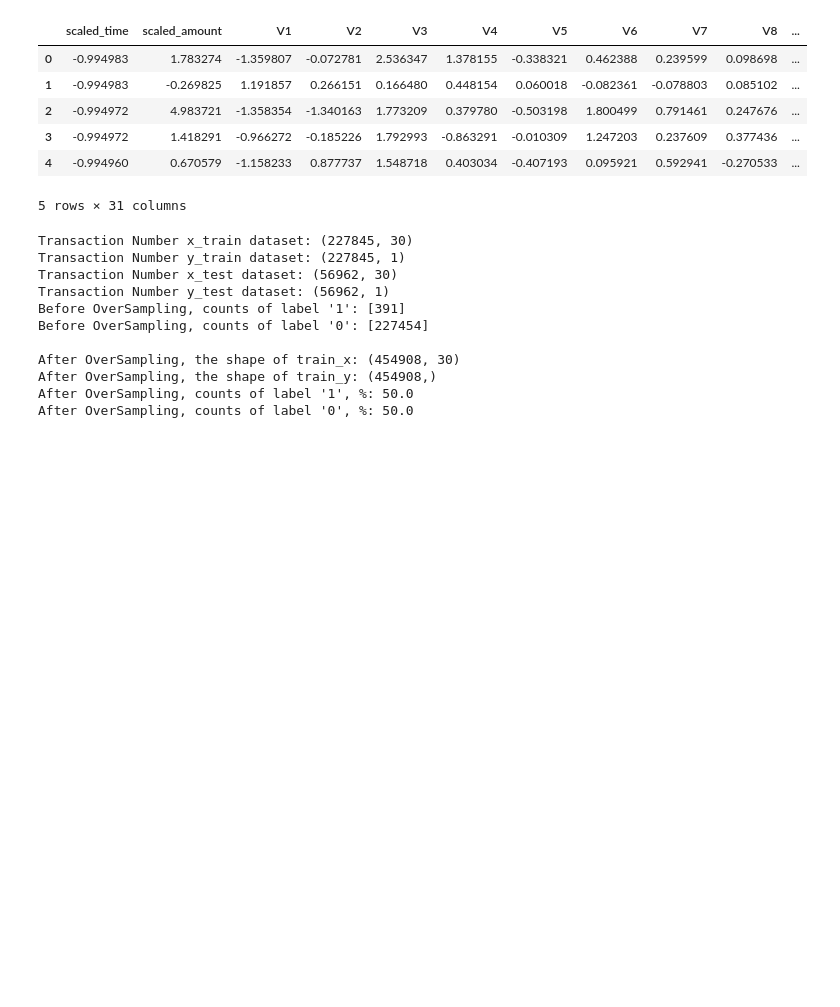
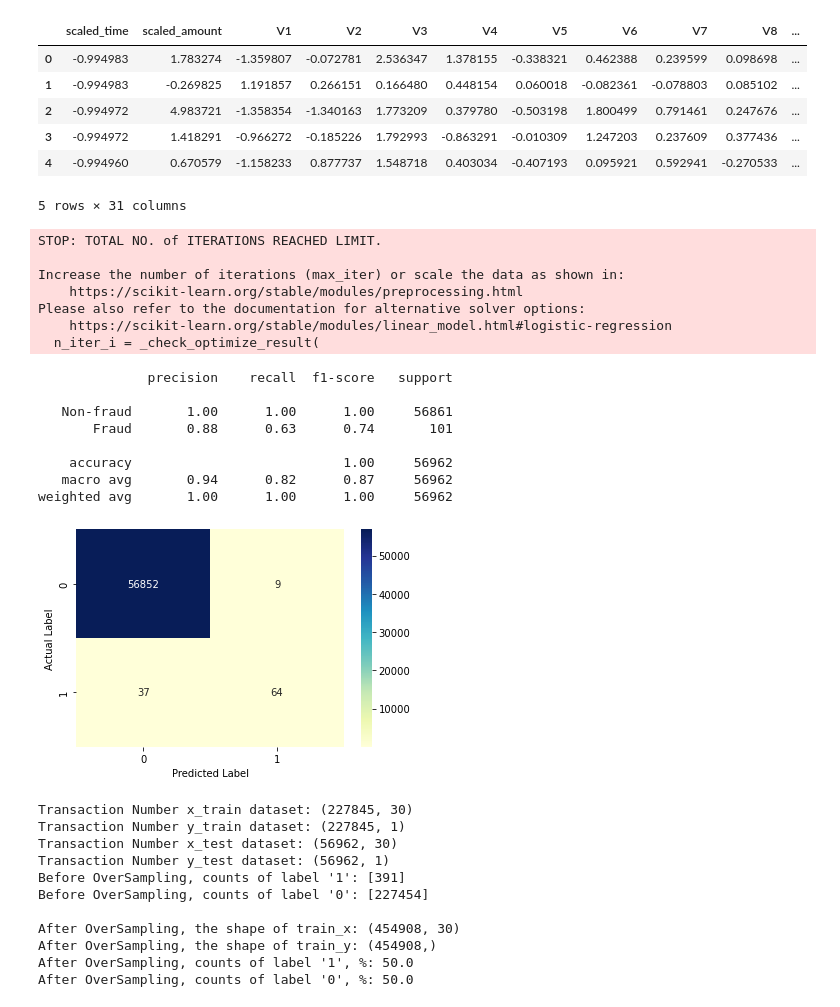
Before and after one commit to AYOCODEE/Fraud-detection, a Jupyter notebook: Fraud detection.ipynb, the cells around one changed output. Cells and saved outputs as stored; diff of their text form; code cells hidden in the pictures; blank space fills up the shorter version.

```diff
--- a/Fraud detection.ipynb
+++ b/Fraud detection.ipynb
@@ -131,3 +130,36 @@ x_train, x_test, y_train, y_test = holdout(x, y, test_size=0.2, random_state=0)
+# %%
+from sklearn.linear_model import LogisticRegression
+from sklearn.metrics import confusion_matrix, precision_recall_curve, classification_report, precision_score, recall_score, accuracy_score
+
+
+logreg = LogisticRegression()
+logreg.fit(x_train, y_train)
+y_pred = logreg.predict(x_test)
+cnf_matrix = confusion_matrix(y_test, y_pred)
+
+sns.heatmap(pd.DataFrame(cnf_matrix), annot=True, cmap="YlGnBu", fmt='g')
+plt.ylabel('Actual Label')
+plt.xlabel('Predicted Label')
+
+labels = ['Non-fraud', 'Fraud']
+print(classification_report(y_test, y_pred, target_names=labels))
+# %% [output]
+STOP: TOTAL NO. of ITERATIONS REACHED LIMIT.
+
+Increase the number of iterations (max_iter) or scale the data as shown in:
+    https://scikit-learn.org/stable/modules/preprocessing.html
+Please also refer to the documentation for alternative solver options:
+    https://scikit-learn.org/stable/modules/linear_model.html#logistic-regression
+  n_iter_i = _check_optimize_result(
+              precision    recall  f1-score   support
+
+   Non-fraud       1.00      1.00      1.00     56861
+       Fraud       0.88      0.63      0.74       101
+
+    accuracy                           1.00     56962
+   macro avg       0.94      0.82      0.87     56962
+weighted avg       1.00      1.00      1.00     56962
+[figure, added]
 # %%
 from imblearn.over_sampling import SMOTE
 
```
Also changed, not shown: parts of 5 cells of this notebook.
